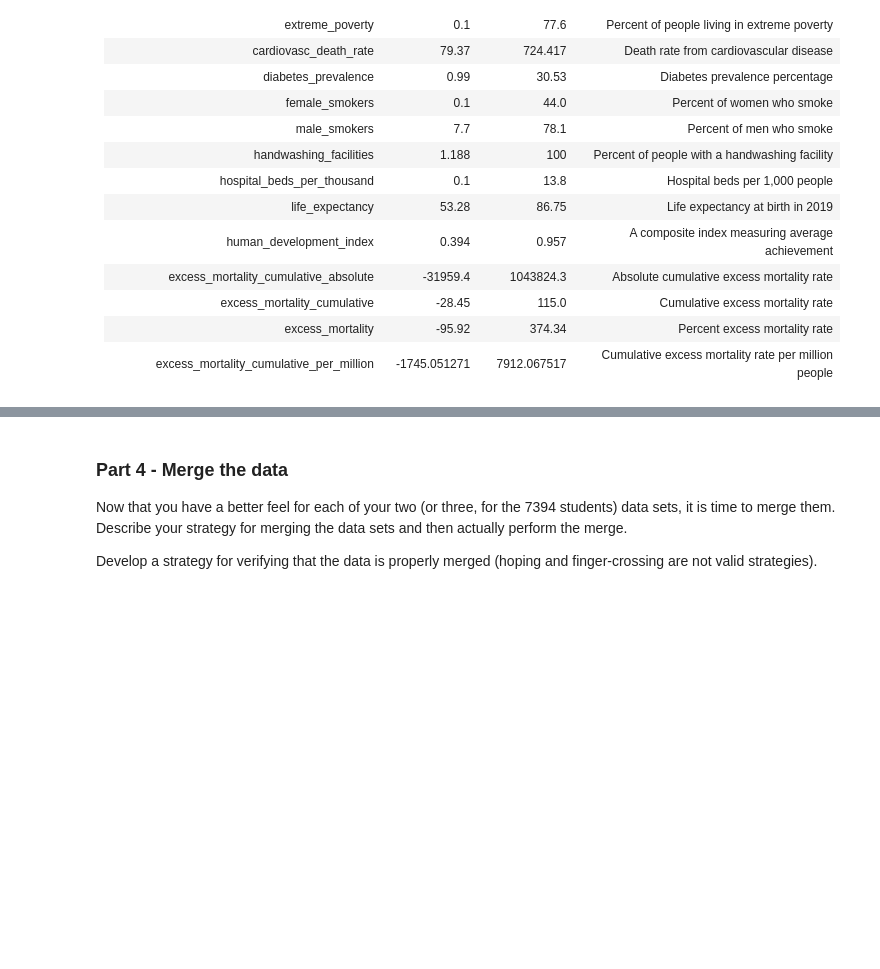
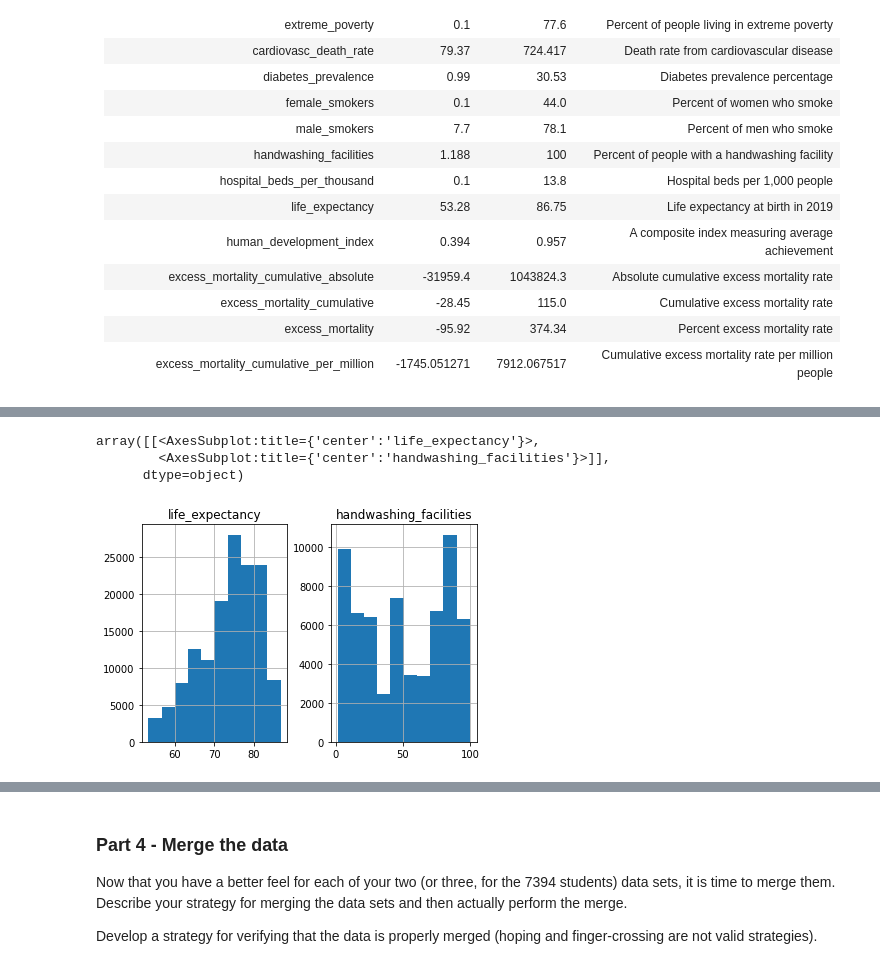
Before and after one commit to CS-5394-ML-Class/Project-2, a Jupyter notebook: Project02 - Gabriel.ipynb, the cells around one changed output, grey strips where cells are left out. Drawn from its saved outputs; the diff is of its cells as text; code cells hidden in the pictures; blank space fills up the shorter version.

```diff
--- a/Project02 - Gabriel.ipynb
+++ b/Project02 - Gabriel.ipynb
@@ -289,0 +308,7 @@ pandas.options.display.max_rows = 5
+# %%
+data_orig_num.hist(["life_expectancy", "handwashing_facilities"])
+# %% [output]
+array([[<AxesSubplot:title={'center':'life_expectancy'}>,
+        <AxesSubplot:title={'center':'handwashing_facilities'}>]],
+      dtype=object)
+[figure, added]
```
Also changed, not shown: parts of 4 cells of this notebook, 1 other file.
